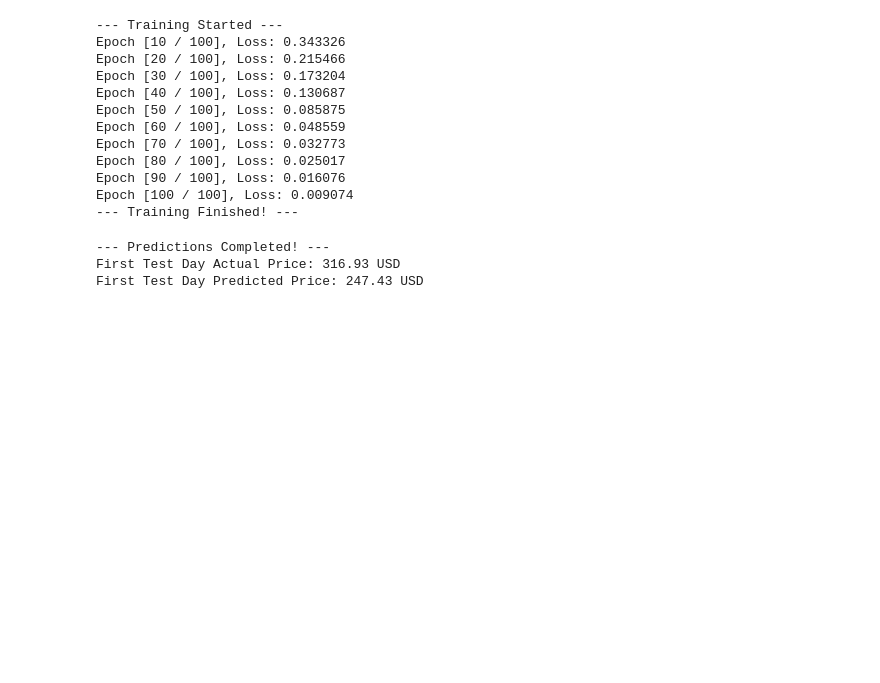
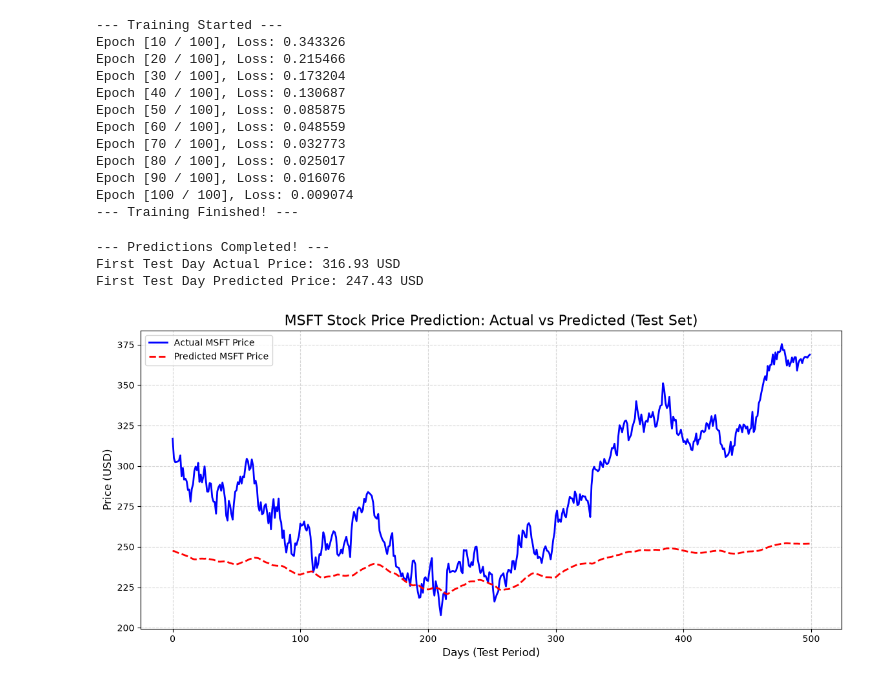
Before and after one commit to batuefe-ozsac/Stock-Price-Prediction-PyTorch, a Jupyter notebook: stock_prediction.ipynb, the cells around one changed output. Cells and saved outputs as stored; diff of their text form; code cells hidden in the pictures; blank space fills up the shorter version.

Commit message:
feat: plot actual vs predicted MSFT prices for test set

```diff
--- a/stock_prediction.ipynb
+++ b/stock_prediction.ipynb
@@ -283,3 +283,24 @@ print(f"First Test Day Predicted Price: {test_predictions_usd[0][0]:.2f} USD")
 --- Predictions Completed! ---
 First Test Day Actual Price: 316.93 USD
 First Test Day Predicted Price: 247.43 USD
+# %%
+import matplotlib.pyplot as plt
+
+# Plotting the Actual vs Predicted Prices for the Test Set
+plt.figure(figsize=(14, 6))
+
+# Plot the real prices in blue
+plt.plot(y_test_usd, color = 'blue', label = 'Actual MSFT Price', linewidth=2)
+
+# Plot the model's predictions in red
+plt.plot(test_predictions_usd, color = 'red', label = 'Predicted MSFT Price', linestyle='dashed', linewidth=2)
+
+# Professional formatting
+plt.title('MSFT Stock Price Prediction: Actual vs Predicted (Test Set)', fontsize = 16)
+plt.xlabel('Days (Test Period)', fontsize=12)
+plt.ylabel('Price (USD)', fontsize = 12)
+plt.legend()
+plt.grid(True, linestyle='--', alpha=0.5)
+plt.show()
+# %% [output]
+[figure, added]
```
